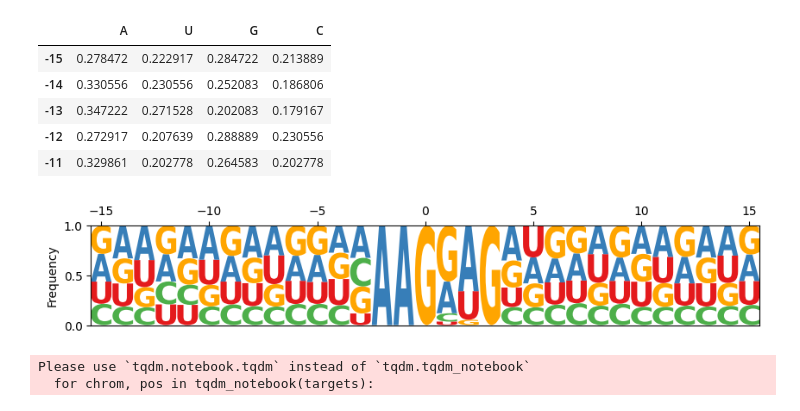
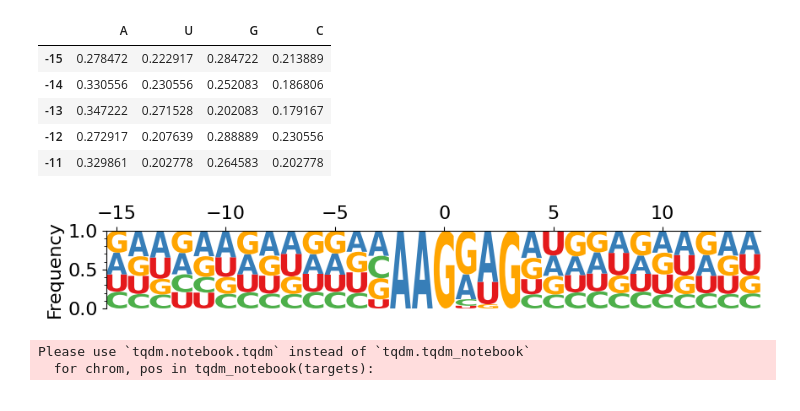
Before and after one commit to JeonSHyun/25-1-SNU-Bioinfo1, a Jupyter notebook: YourOwnAnalysis.ipynb, the cells around one changed output. Cells and saved outputs as stored; diff of their text form; code cells hidden in the pictures.

```diff
--- a/YourOwnAnalysis.ipynb
+++ b/YourOwnAnalysis.ipynb
@@ -202,7 +201,7 @@ for chrom, pos in tqdm_notebook(targets):
     hexamer = genome[chrom][start:end].seq.upper()
 
     if hexamer in AAGNHG:
-      seq = genome[chrom][center-15:center+16].seq.upper()
+      seq = genome[chrom][center-15:center+15].seq.upper()
       for i, base in enumerate(seq):
           rel_pos = i - 15
           if base == 'A':
@@ -236,24 +235,32 @@ AAGNHG_counts_df.head()
 # %%
 color_dict = {
     'A': '#377eb8',
     'C': '#4daf4a',
     'G': 'orange',
     'U': '#e41a1c'
 }
 
-fig, ax = plt.subplots(figsize=(10, 1.5))
+fig, ax = plt.subplots(figsize=(10, 1.2))
 
 logo = logomaker.Logo(AAGNHG_counts_df, color_scheme=color_dict, ax=ax)
 
 ax.xaxis.set_ticks_position('top')
 ax.xaxis.set_label_position('top')
 
 logo.ax.set_yticks([0, 0.5, 1])
-logo.ax.set_ylabel("Frequency")
+logo.ax.set_ylabel("Frequency", fontsize = 16)
+
+ax.set_yticks(np.arange(0, 1.01, 0.1), minor=True)
+
+ax.tick_params(axis='x', labelsize = 16)
+ax.tick_params(axis='y', labelsize = 16)
+
+ax.spines['right'].set_visible(False)
+ax.spines['bottom'].set_visible(False)
 
 plt.show()
 # %% [output]
-[figure, old version]
+[figure, new version]
 # %%
 # AAGNGH count
 # index 확인해보기
```
Also changed, not shown: parts of 20 cells of this notebook.
